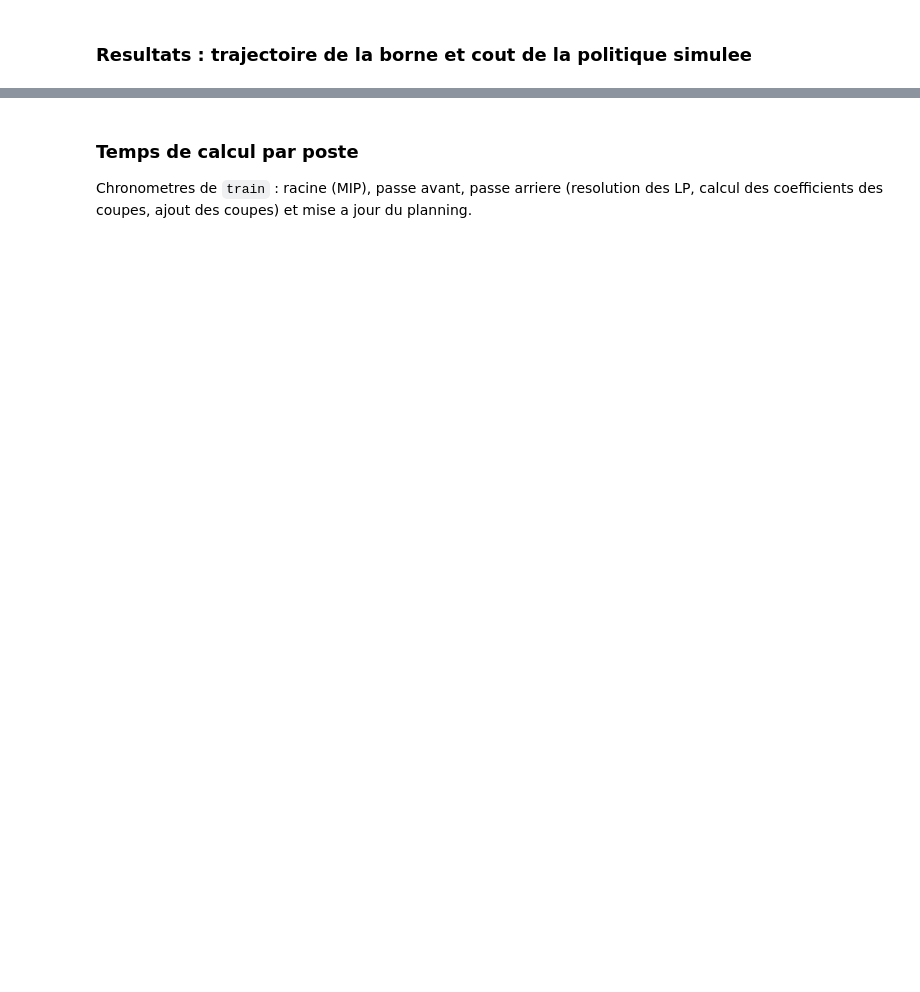
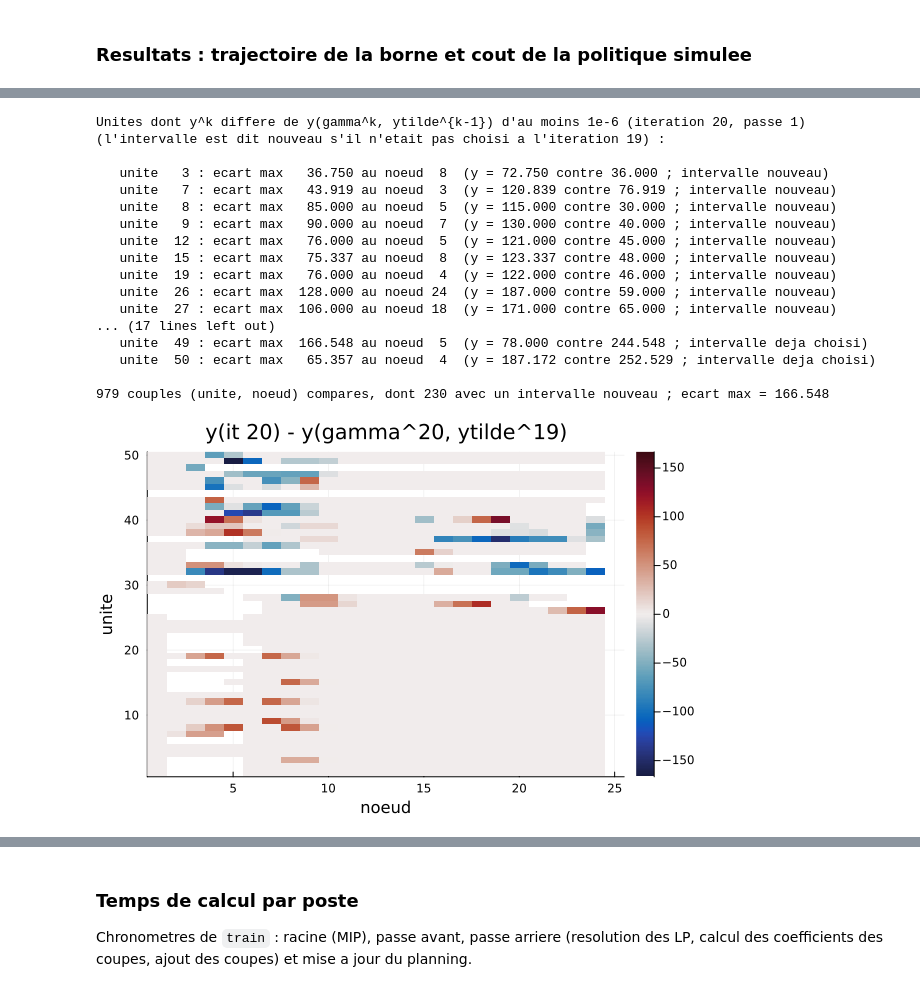
Before and after one commit to MathisAzema/MSUC, a Jupyter notebook: validation.ipynb, the cells around one changed output, grey strips where cells are left out. Drawn from its saved outputs; the diff is of its cells as text; code cells hidden in the pictures; blank space fills up the shorter version.

```diff
--- a/validation.ipynb
+++ b/validation.ipynb
@@ -136,0 +315,45 @@ borne finale = 9423296.72  ->  encadrement relatif = 7.52e+00
+# %%
+# y^k contre y(gamma^k, ytilde^{k-1}) a l'iteration ITERATION (definie dans la cellule precedente)
+if METHOD != :extended || ITERATION < 2
+    println("comparaison disponible en formulation intervalle, a partir de l'iteration 2")
+else
+    reel = production(ITERATION, PASSE)
+    attendu, nouveau = y_gamma(ITERATION)
+    ecart = reel .- attendu
+
+    println("Unites dont y^k differe de y(gamma^k, ytilde^{k-1}) d'au moins 1e-6 (iteration $ITERATION, passe $PASSE)")
+    println("(l'intervalle est dit nouveau s'il n'etait pas choisi a l'iteration $(ITERATION - 1)) :\n")
+    for i in 1:instance.N
+        valides = findall(!isnan, ecart[i, :])
+        isempty(valides) && continue
+        n = valides[argmax(abs.(ecart[i, valides]))]
+        abs(ecart[i, n]) > 1e-6 || continue
+        @printf("   unite %3d : ecart max %8.3f au noeud %2d  (y = %.3f contre %.3f ; intervalle %s)\n",
+                i, abs(ecart[i, n]), n, reel[i, n], attendu[i, n], nouveau[i, n] ? "nouveau" : "deja choisi")
+    end
+    @printf("\n%d couples (unite, noeud) compares, dont %d avec un intervalle nouveau ; ecart max = %.3f\n",
+            count(!isnan, ecart), count(nouveau), max_abs(ecart))
+
+    m = max(max_abs(ecart), 1e-9)
+    heatmap(ecart; xlabel = "noeud", ylabel = "unite", color = :balance, clims = (-m, m),
+            title = "y(it $ITERATION) - y(gamma^$ITERATION, ytilde^$(ITERATION - 1))")
+end
+# %% [output]
+Unites dont y^k differe de y(gamma^k, ytilde^{k-1}) d'au moins 1e-6 (iteration 20, passe 1)
+(l'intervalle est dit nouveau s'il n'etait pas choisi a l'iteration 19) :
+
+   unite   3 : ecart max   36.750 au noeud  8  (y = 72.750 contre 36.000 ; intervalle nouveau)
+   unite   7 : ecart max   43.919 au noeud  3  (y = 120.839 contre 76.919 ; intervalle nouveau)
+   unite   8 : ecart max   85.000 au noeud  5  (y = 115.000 contre 30.000 ; intervalle nouveau)
+   unite   9 : ecart max   90.000 au noeud  7  (y = 130.000 contre 40.000 ; intervalle nouveau)
+   unite  12 : ecart max   76.000 au noeud  5  (y = 121.000 contre 45.000 ; intervalle nouveau)
+   unite  15 : ecart max   75.337 au noeud  8  (y = 123.337 contre 48.000 ; intervalle nouveau)
+   unite  19 : ecart max   76.000 au noeud  4  (y = 122.000 contre 46.000 ; intervalle nouveau)
+   unite  26 : ecart max  128.000 au noeud 24  (y = 187.000 contre 59.000 ; intervalle nouveau)
+   unite  27 : ecart max  106.000 au noeud 18  (y = 171.000 contre 65.000 ; intervalle nouveau)
+... (17 lines left out)
+   unite  49 : ecart max  166.548 au noeud  5  (y = 78.000 contre 244.548 ; intervalle deja choisi)
+   unite  50 : ecart max   65.357 au noeud  4  (y = 187.172 contre 252.529 ; intervalle deja choisi)
+
+979 couples (unite, noeud) compares, dont 230 avec un intervalle nouveau ; ecart max = 166.548
+[figure, added]
```
Also changed, not shown: parts of 13 cells of this notebook, 4 other files.
